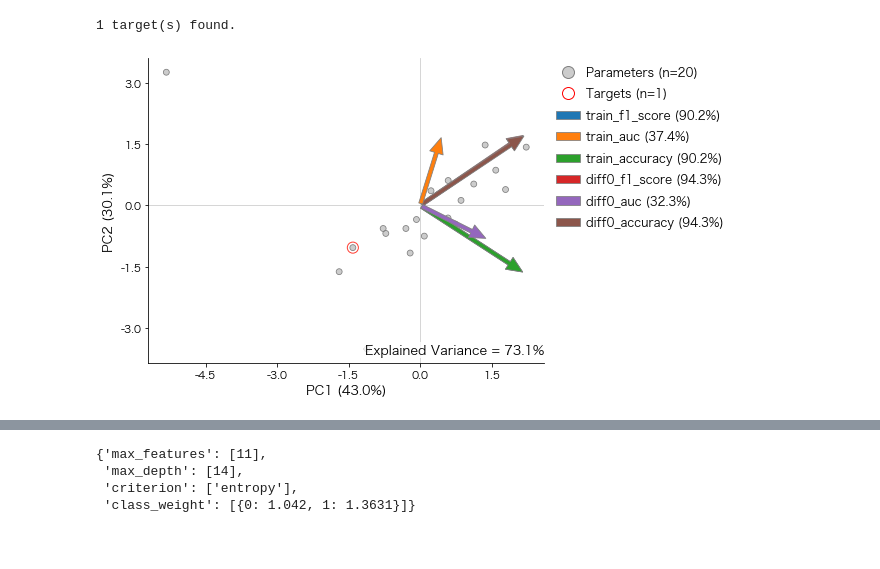
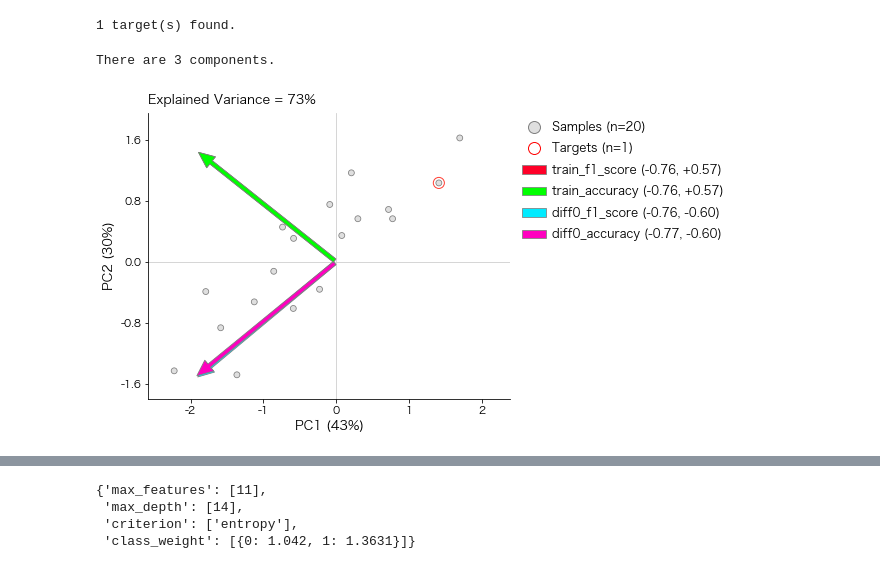
Before and after one commit to Nak007/RandomSearch, a Jupyter notebook: RandomSearch_colab.ipynb, the cells around one changed output, grey strips where cells are left out. Saved outputs shown, nothing was run; the diff lists cells and outputs as text; code cells hidden in the pictures.

```diff
--- a/RandomSearch_colab.ipynb
+++ b/RandomSearch_colab.ipynb
@@ -117,0 +124,3 @@ ax = visualize.plot(target=target0, pc_pair=(0,1))
+# %%
+arrow_colors=matplotlib_cmap(name="gist_rainbow", n=6)
+ax = PCF.plot(target=target0, arrow_colors=arrow_colors, show_corr=True, whis=2)
@@ -158,4 +167,11 @@ visualize = ParameterVisualizer(mineigval=0.8, option="eigval").fit(results1)
+# %%
+PCF = PrincipalComponents(minprop=0.8, mineigval=1).fit(results1)
+# %%
+n_components = len(PCF.results_.eigvals)
+print("There are {:,d} components.".format(n_components))
+# %% [output]
+There are 3 components.
 # %%
-ax = visualize.plot(target=target1, pc_pair=(0,1))
+ax = PCF.plot(target=target1, arrow_colors=arrow_colors, show_corr=True, whis=1)
 # %% [output]
-[figure, old version]
+[figure, new version]
```
Also changed, not shown: parts of 12 cells of this notebook, 3 other files.
